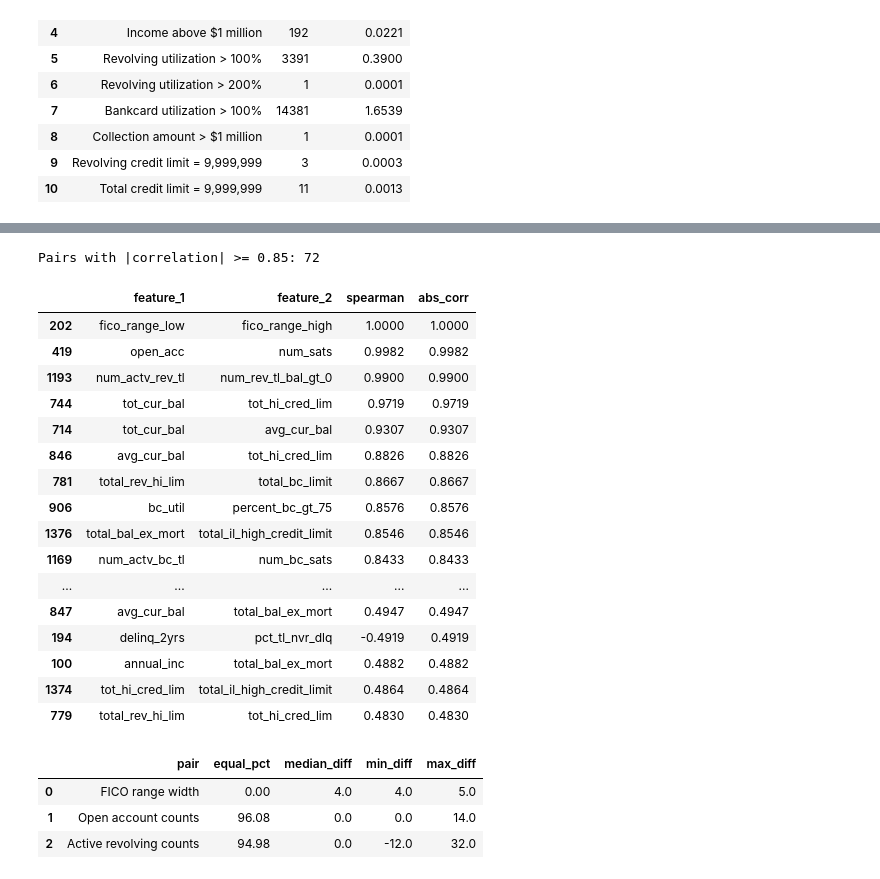
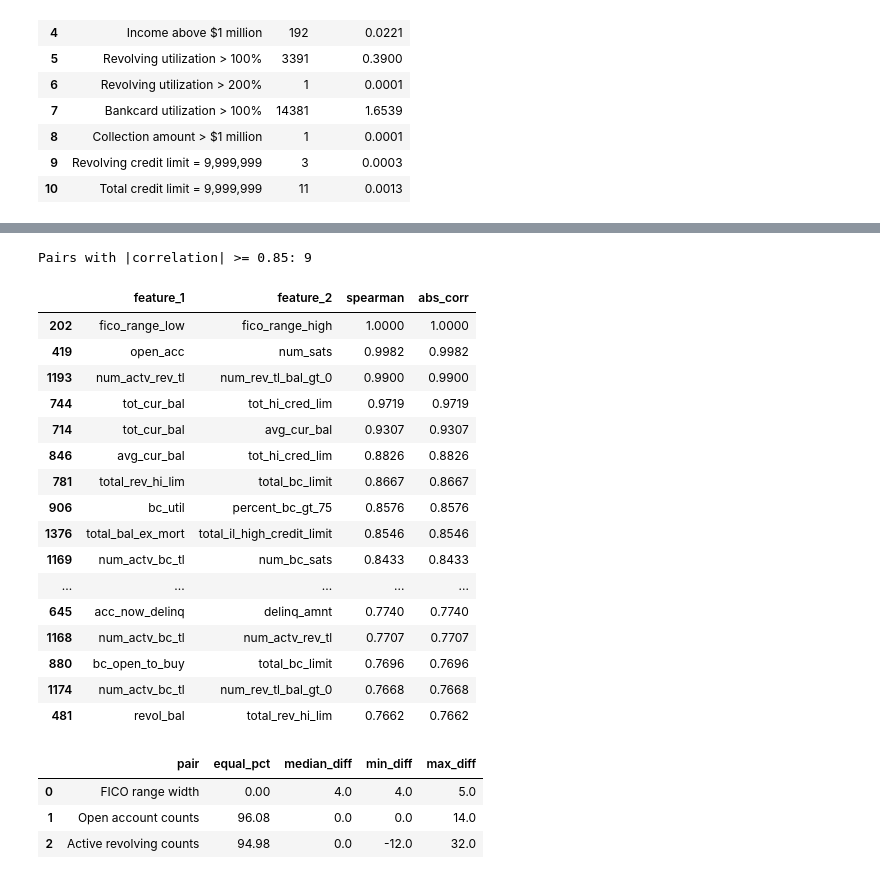
Before and after one commit to kaushal-trada/P2P-Lending-Default-Prediction, a Jupyter notebook: notebooks/01_eda.ipynb, the cells around one changed output, grey strips where cells are left out. Drawn from its saved outputs; the diff is of its cells as text; code cells hidden in the pictures.

```diff
--- a/notebooks/01_eda.ipynb
+++ b/notebooks/01_eda.ipynb
@@ -1586,41 +1768,41 @@ corr = sample.corr(method="spearman")
 upper = corr.where(
     np.triu(np.ones(corr.shape, dtype=bool), k=1)
 )
 
 pairs = (
     upper.stack()
     .reset_index()
 )
 
 pairs.columns = ["feature_1", "feature_2", "spearman"]
 
 pairs["abs_corr"] = pairs["spearman"].abs()
 
 pairs = pairs.sort_values("abs_corr", ascending=False)
 
 print("Pairs with |correlation| >= 0.85:",
-      (pairs["abs_corr"] >= 0.55).sum())
+      (pairs["abs_corr"] >= 0.85).sum())
 
-display(pairs.head(100).round(4))
+display(pairs.head(25).round(4))
 # %% [output]
-Pairs with |correlation| >= 0.85: 72
+Pairs with |correlation| >= 0.85: 9
 |  | feature_1 | feature_2 | spearman | abs_corr |
 | 202 | fico_range_low | fico_range_high | 1.0000 | 1.0000 |
 | 419 | open_acc | num_sats | 0.9982 | 0.9982 |
 | 1193 | num_actv_rev_tl | num_rev_tl_bal_gt_0 | 0.9900 | 0.9900 |
 | 744 | tot_cur_bal | tot_hi_cred_lim | 0.9719 | 0.9719 |
 | 714 | tot_cur_bal | avg_cur_bal | 0.9307 | 0.9307 |
 | 846 | avg_cur_bal | tot_hi_cred_lim | 0.8826 | 0.8826 |
 | 781 | total_rev_hi_lim | total_bc_limit | 0.8667 | 0.8667 |
 | 906 | bc_util | percent_bc_gt_75 | 0.8576 | 0.8576 |
 | 1376 | total_bal_ex_mort | total_il_high_credit_limit | 0.8546 | 0.8546 |
 | 1169 | num_actv_bc_tl | num_bc_sats | 0.8433 | 0.8433 |
 | ... | ... | ... | ... | ... |
-| 847 | avg_cur_bal | total_bal_ex_mort | 0.4947 | 0.4947 |
-| 194 | delinq_2yrs | pct_tl_nvr_dlq | -0.4919 | 0.4919 |
-| 100 | annual_inc | total_bal_ex_mort | 0.4882 | 0.4882 |
-| 1374 | tot_hi_cred_lim | total_il_high_credit_limit | 0.4864 | 0.4864 |
-| 779 | total_rev_hi_lim | tot_hi_cred_lim | 0.4830 | 0.4830 |
+| 645 | acc_now_delinq | delinq_amnt | 0.7740 | 0.7740 |
+| 1168 | num_actv_bc_tl | num_actv_rev_tl | 0.7707 | 0.7707 |
+| 880 | bc_open_to_buy | total_bc_limit | 0.7696 | 0.7696 |
+| 1174 | num_actv_bc_tl | num_rev_tl_bal_gt_0 | 0.7668 | 0.7668 |
+| 481 | revol_bal | total_rev_hi_lim | 0.7662 | 0.7662 |
 # %%
 checks = [
     ("FICO range width", "fico_range_high", "fico_range_low"),
```
Also changed, not shown: parts of 28 cells of this notebook, 12 other files.
